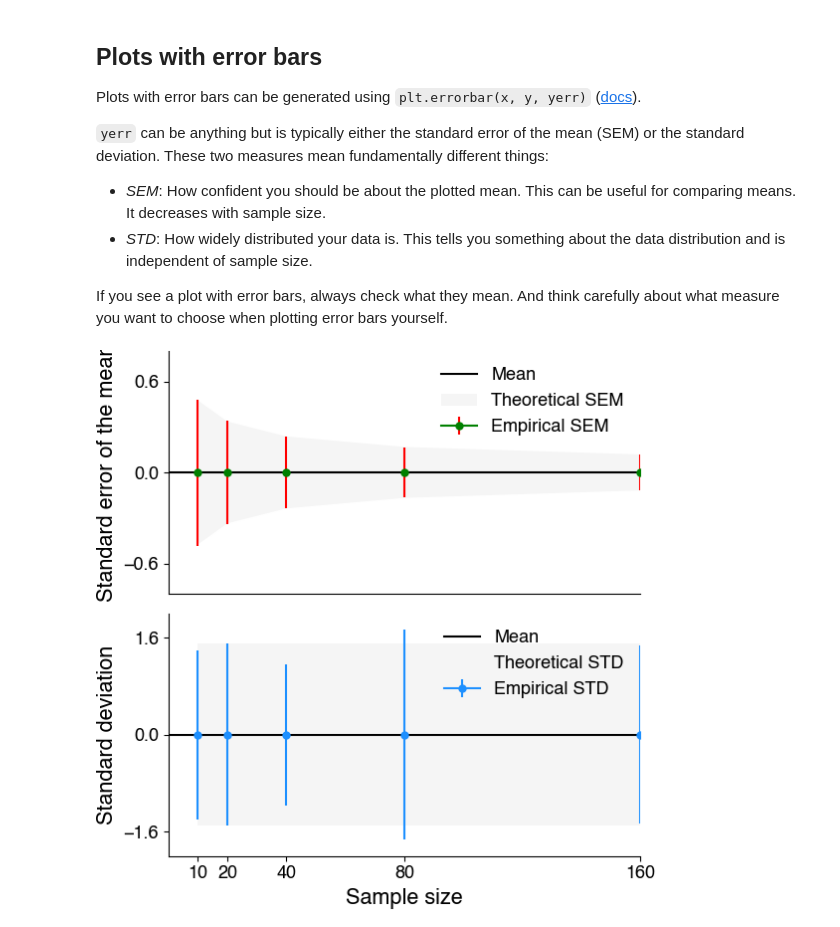
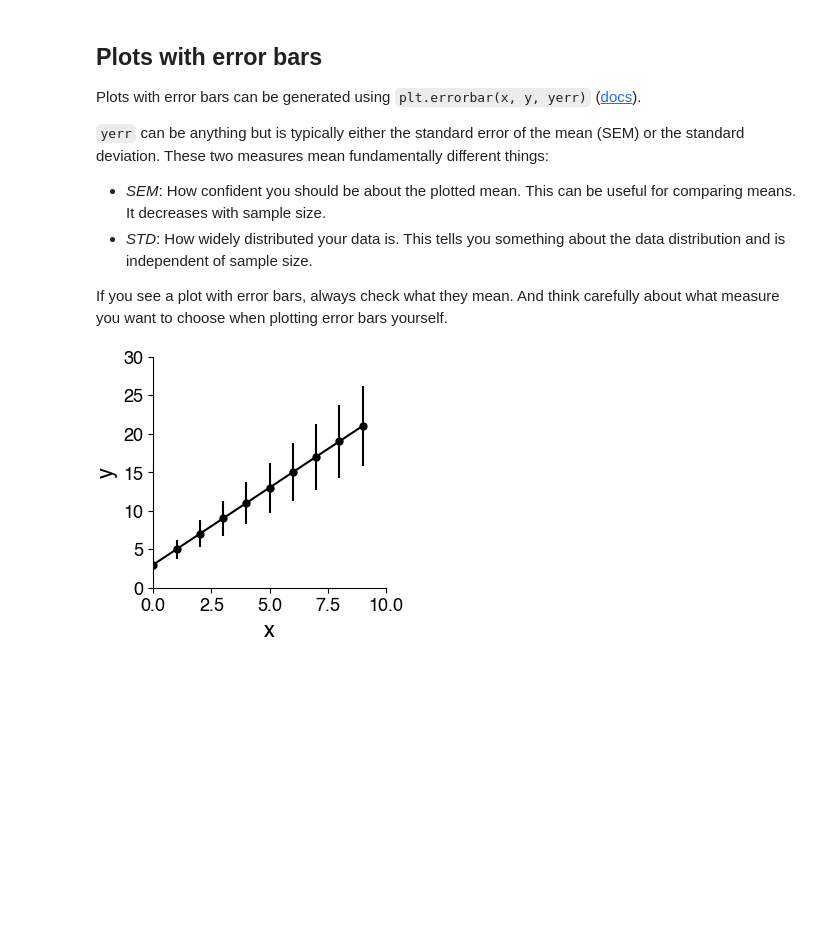
Before and after one commit to janclemenslab/neu715, a Jupyter notebook: docs/_sources/lectures/lecture 5/5.01_probabilities.ipynb, the cells around one changed output. Saved outputs shown, nothing was run; the diff lists cells and outputs as text; code cells hidden in the pictures; blank space fills up the shorter version.

```diff
--- a/docs/_sources/lectures/lecture 5/5.01_probabilities.ipynb
+++ b/docs/_sources/lectures/lecture 5/5.01_probabilities.ipynb
@@ -286,49 +200,17 @@ Plots with error bars can be generated using `plt.errorbar(x, y, yerr)` ([docs](
 - _STD_: How widely distributed your data is. This tells you something about the data distribution and is independent of sample size.
 
 If you see a plot with error bars, always check what they mean. And think carefully about what measure you want to choose when plotting error bars yourself.
-# %%
-std_theoretical = 1.5
-Ns = np.array([10, 20, 40, 80, 160])
-
-plt.figure(figsize=(6, 6))
-
-plt.subplot(211)
-plt.axhline(0, c='k')
-plt.fill_between(Ns, std_theoretical / np.sqrt(Ns), -std_theoretical / np.sqrt(Ns), facecolor='whitesmoke')
-plt.ylabel('Standard error of the mean')
-
-plt.subplot(212)
-plt.axhline(0, c='k')
-plt.fill_between(Ns, std_theoretical, -std_theoretical, facecolor='whitesmoke')
-plt.ylabel('Standard deviation')
-plt.xlabel('Sample size')
-
-for cnt, N in enumerate(Ns):
-    data = np.random.randn(N, 1000) * std_theoretical
-    sem_empirical = np.std(np.mean(data, axis=0))
-    sem_theoretical = std_theoretical / np.sqrt(N)
-    std_empirical = np.std(data[:,0])
-
-    plt.subplot(211)
-    plt.errorbar(N, 0, sem_empirical, marker='o', color='green', ecolor='red')
-
-    plt.subplot(212)
-    plt.errorbar(N, 0, std_empirical, marker='o', color='dodgerblue')
-
-plt.subplot(211)
-plt.legend(['Mean', 'Theoretical SEM', 'Empirical SEM'], frameon=False)
-plt.ylim(-0.8, 0.8)
-plt.yticks(np.arange(-0.6, 0.61, 0.6))
-plt.xticks([])
-
-plt.subplot(212)
-plt.legend(['Mean', 'Theoretical STD', 'Empirical STD'], frameon=False)
-plt.ylim(-2, 2)
-plt.yticks(np.arange(-1.6, 1.61, 1.6))
-plt.xticks(Ns)
-
-plt.tight_layout()
-plt.savefig('fig/5.01_probabilities7.png')
-plt.show()
-# %% [output]
-[figure, removed]
+# %%
+# generate toy data
+x = np.arange(0, 10)
+y = 2 * x + 3
+yerr = y / 4
+
+# make a plot with error bars
+plt.figure(figsize=(3, 3))
+plt.errorbar(x, y, yerr, c='k', fmt='o-')
+plt.xlabel('x')
+plt.ylabel('y')
+plt.show()
+# %% [output]
+[figure, added]
```
Also changed, not shown: parts of 16 cells of this notebook, 10 other files.
